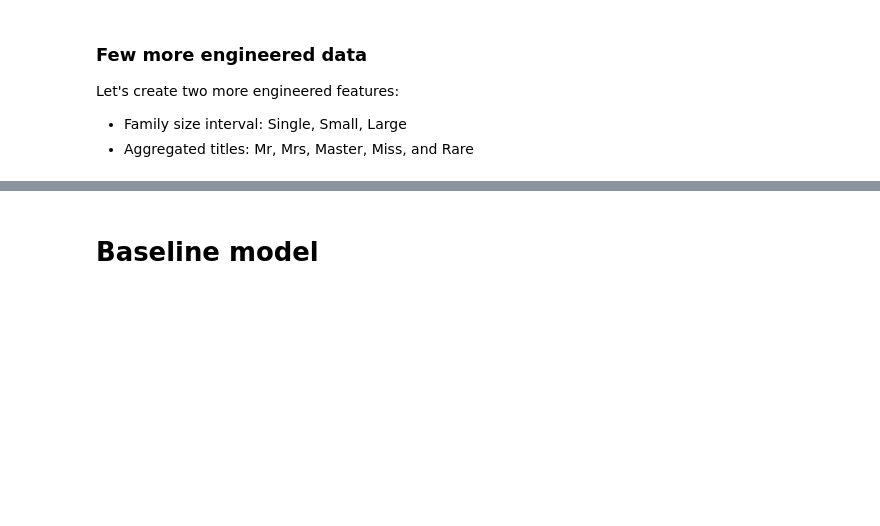
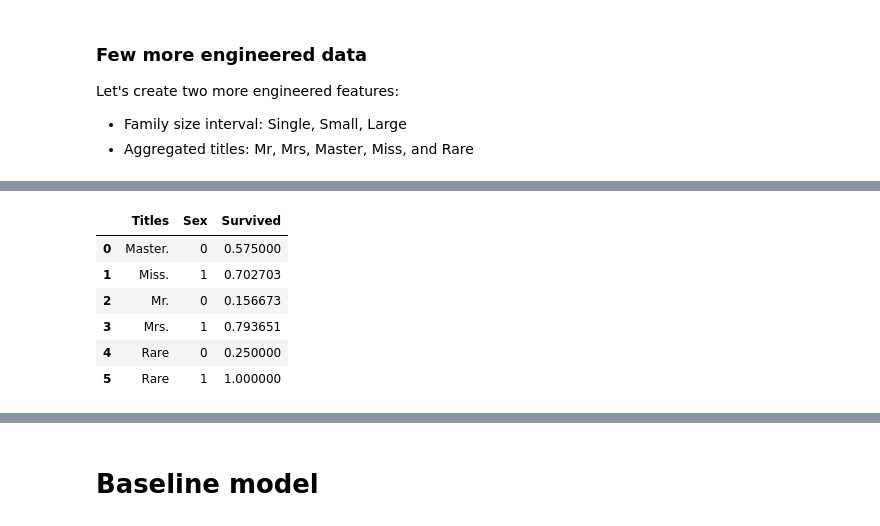
Before and after one commit to cjo51/titanic_problem_set, a Jupyter notebook: Titanic Data Journey.ipynb, the cells around one changed output, grey strips where cells are left out. Cells and saved outputs as stored; diff of their text form; code cells hidden in the pictures; blank space fills up the shorter version.

```diff
--- a/Titanic Data Journey.ipynb
+++ b/Titanic Data Journey.ipynb
@@ -310,0 +328,22 @@ all_datasets = [all_df, train_df, test_df]
+# %%
+def calculate_survival_rate_by_title_and_sex(dataset):
+    """
+    Calculate the mean survival rate grouped by 'Titles' and 'Sex'.
+
+    Parameters:
+    dataset (pd.DataFrame): The DataFrame containing the relevant columns.
+
+    Returns:
+    pd.DataFrame: A DataFrame with the mean survival rates grouped by 'Titles' and 'Sex'.
+    """
+    return dataset[['Titles', 'Sex', 'Survived']].groupby(['Titles', 'Sex'], as_index=False).mean()
+
+calculate_survival_rate_by_title_and_sex(all_df)
+# %% [output]
+|  | Titles | Sex | Survived |
+| 0 | Master. | 0 | 0.575000 |
+| 1 | Miss. | 1 | 0.702703 |
+| 2 | Mr. | 0 | 0.156673 |
+| 3 | Mrs. | 1 | 0.793651 |
+| 4 | Rare | 0 | 0.250000 |
+| 5 | Rare | 1 | 1.000000 |
```
Also changed, not shown: parts of 13 cells of this notebook, 8 other files.
